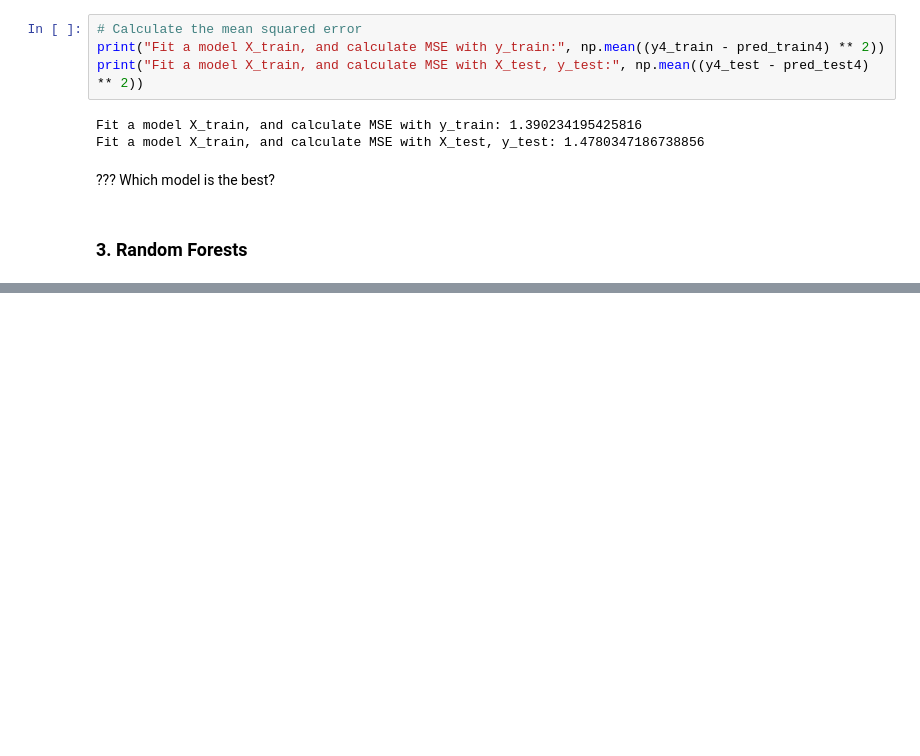
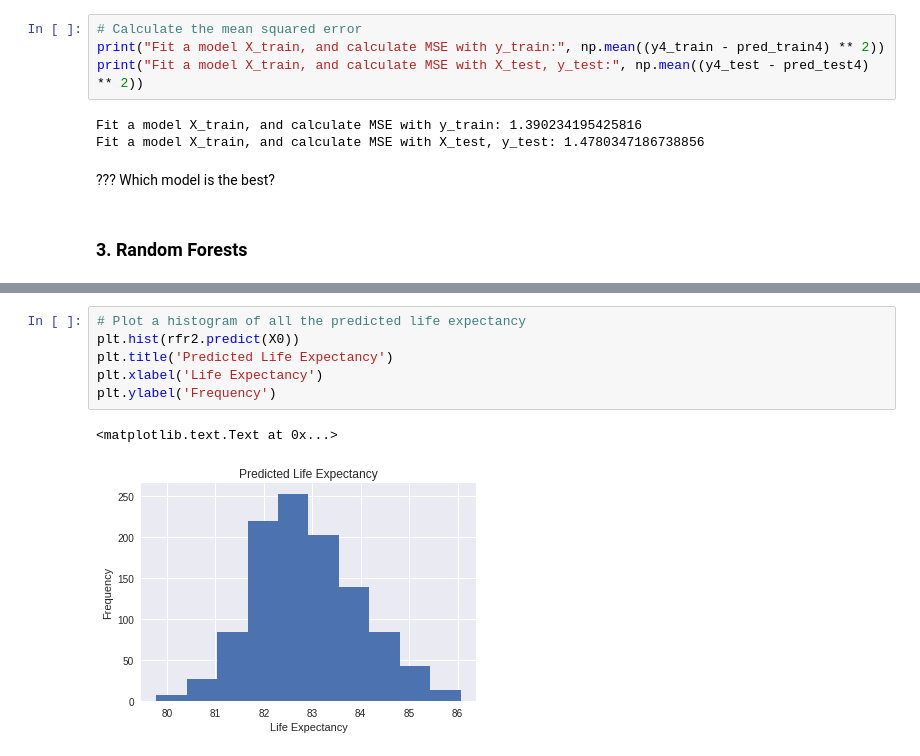
Before and after one commit to anxin16/Capstone-Project-2, a Jupyter notebook: Capstone-Report/Capstone-3.ipynb, the cells around one changed output, grey strips where cells are left out. Saved outputs shown, nothing was run; the diff lists cells and outputs as text; blank space fills up the shorter version.

```diff
--- a/Capstone-Report/Capstone-3.ipynb
+++ b/Capstone-Report/Capstone-3.ipynb
@@ -1097,0 +1323,9 @@ Fit a model X_train, and calculate MSE with X_test, y_test: 1.4780347186738856
+# %%
+# Plot a histogram of all the predicted life expectancy
+plt.hist(rfr2.predict(X0))
+plt.title('Predicted Life Expectancy')
+plt.xlabel('Life Expectancy')
+plt.ylabel('Frequency')
+# %% [output]
+<matplotlib.text.Text at 0x...>
+[figure, added]
```
Also changed, not shown: parts of 59 cells of this notebook.
